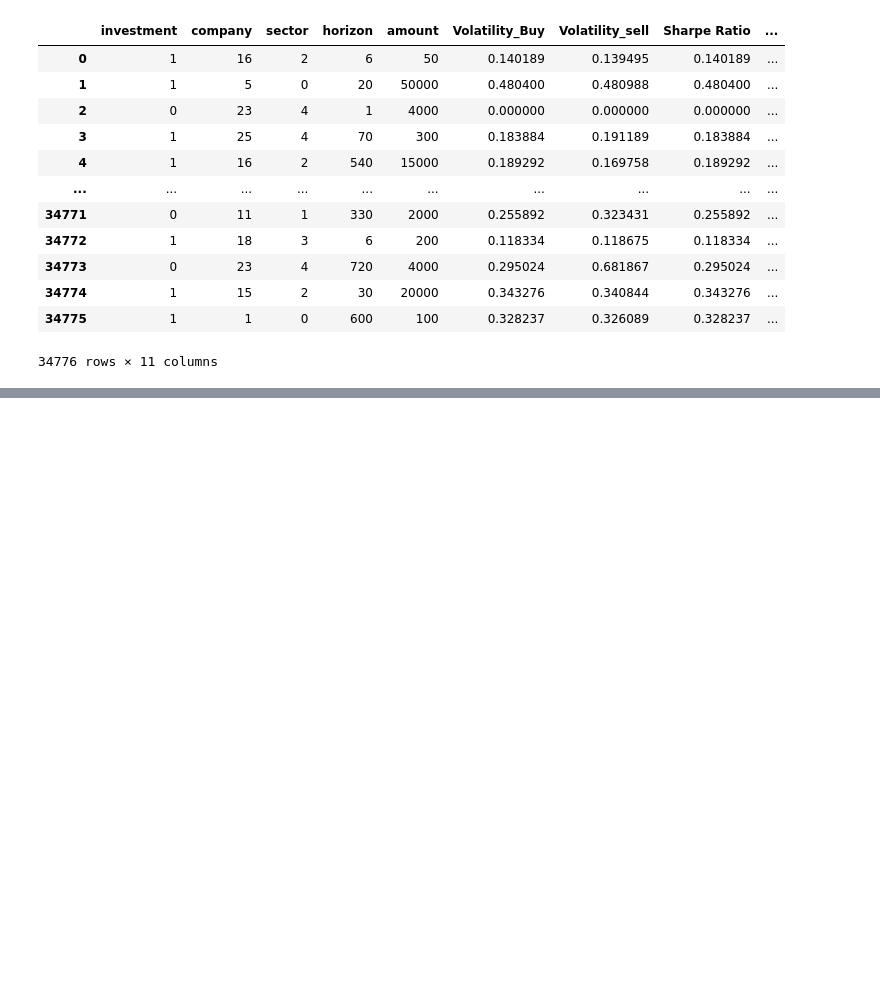
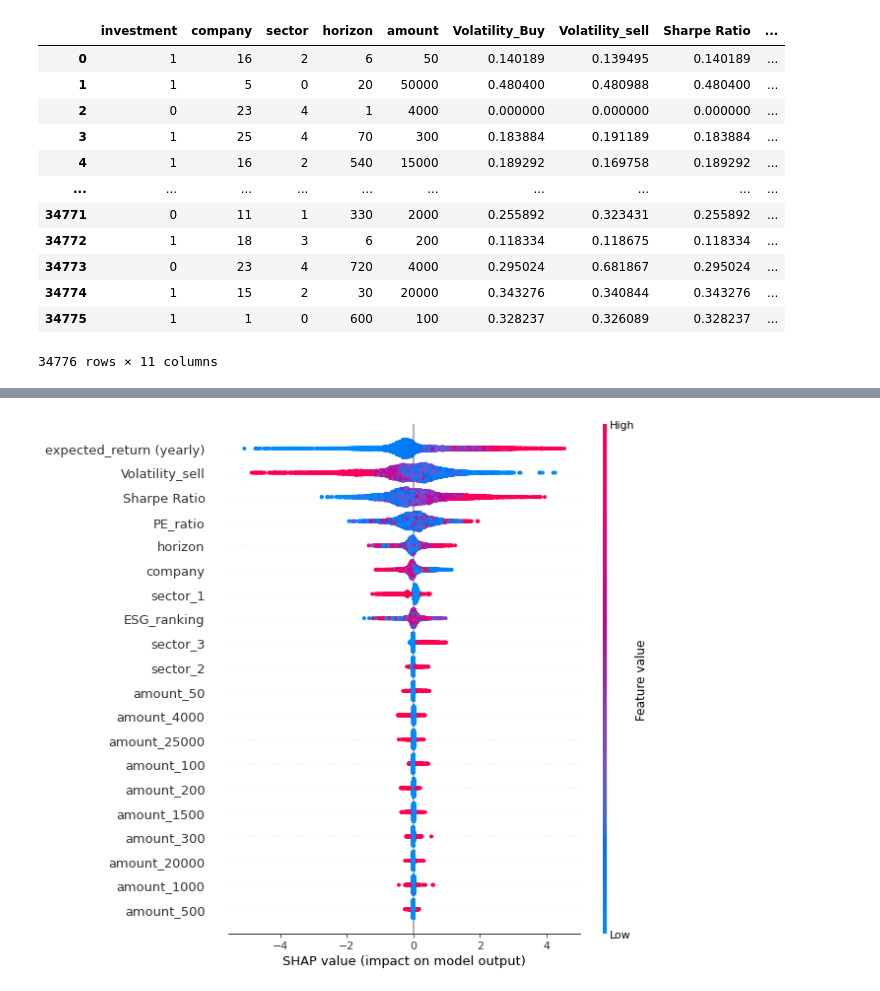
Before and after one commit to ImanolR87/AI-Learn-to-invest, a Jupyter notebook: Dataset_Transacciones.ipynb, the cells around one changed output, grey strips where cells are left out. Drawn from its saved outputs; the diff is of its cells as text; code cells hidden in the pictures; blank space fills up the shorter version.

```diff
--- a/Dataset_Transacciones.ipynb
+++ b/Dataset_Transacciones.ipynb
@@ -1129,0 +1142,2 @@ print(best_models)
+# %%
+xgb= create_model('xgboost')
@@ -1130,3 +1158,7 @@ print(best_models)
+# %%
+interpret_model(xgb)
+# %% [output]
+[figure, added]
 # %%
 dt = create_model('dt')
 # %% [output]
```
Also changed, not shown: parts of 18 cells of this notebook, 5 other files.
